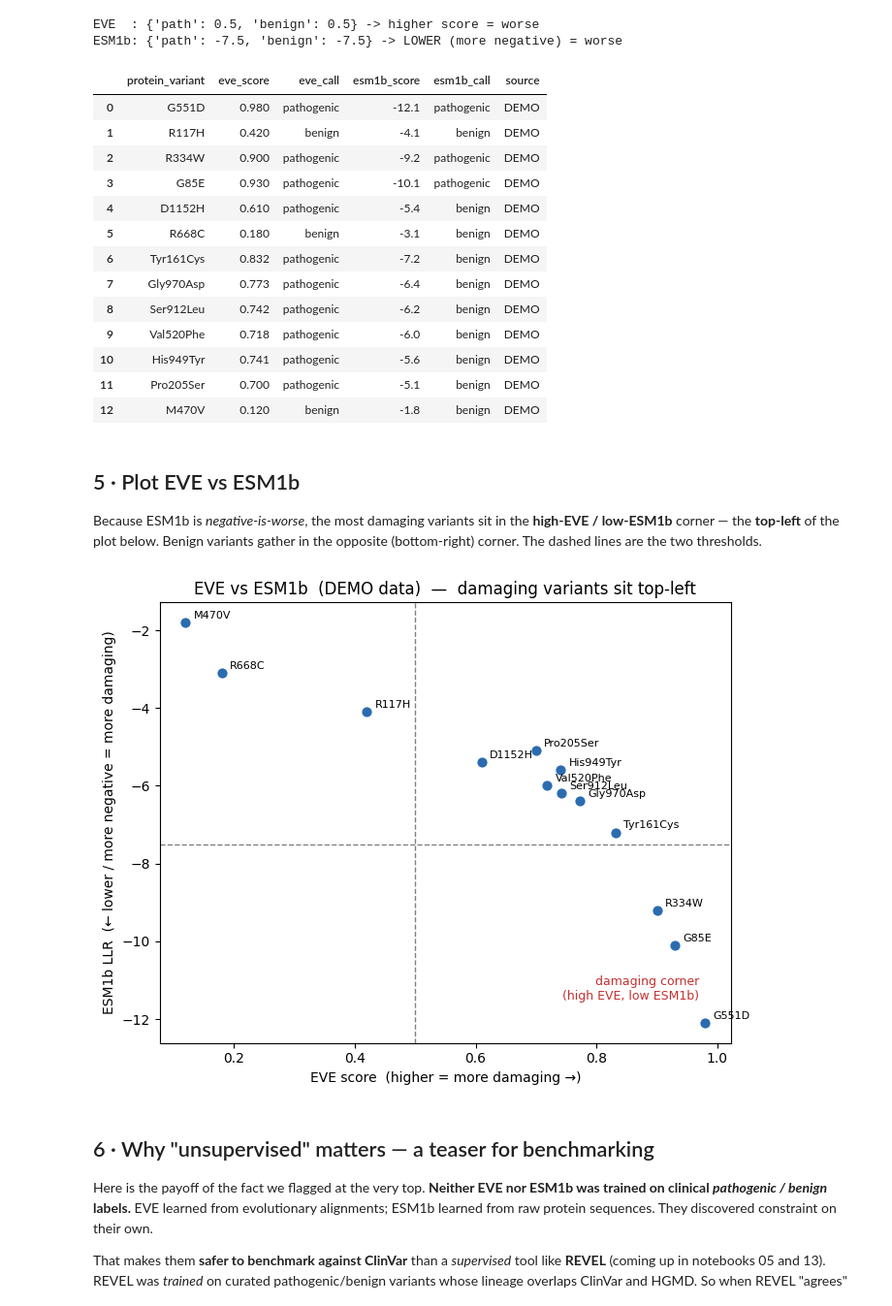
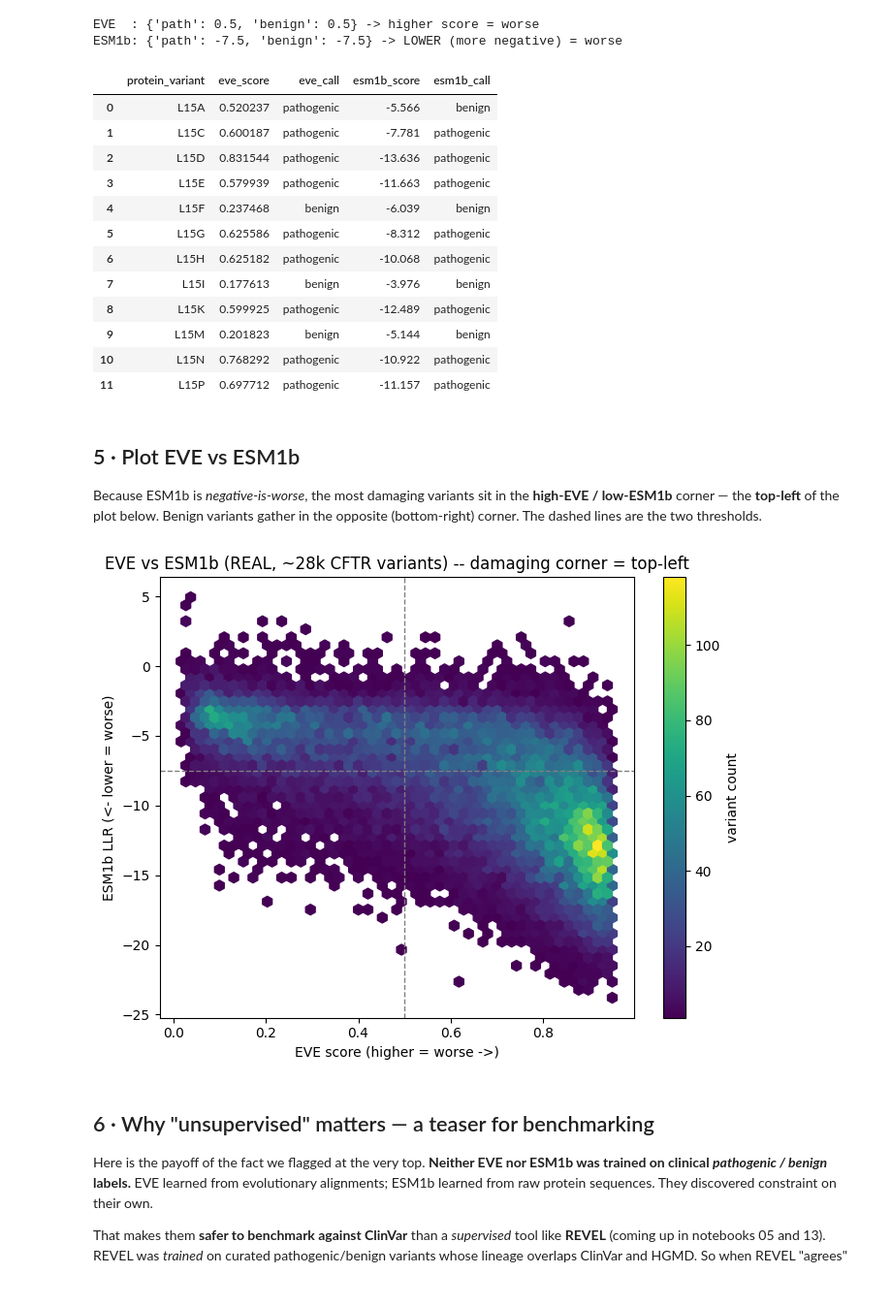
Before and after one commit to EvanWu19/cftr-phewas-toolkit, a Jupyter notebook: notebooks/12_integration_A1_A2.ipynb, the cells around one changed output. Shown at 97% size. Drawn from its saved outputs; the diff is of its cells as text; code cells hidden in the pictures.

```diff
--- a/notebooks/12_integration_A1_A2.ipynb
+++ b/notebooks/12_integration_A1_A2.ipynb
@@ -256,8 +293,9 @@ wrote: A1_upgrade_worklist_REAL.csv and A2_splice_DEMO.csv to <project>\05_analy
 
 The per-tool notebooks (03-11) each introduce **one** tool. This section — moved here from the old combined notebooks — is where tools are **put side by side**, which is exactly the kind of combination the integration step is for. We reload each tool's table so this section is self-contained.
 # %%
-# (re)load each tool's table so the comparisons below stand alone
-eve = tk.load_eve(); esm = tk.load_esm1b()
-revel = tk.load_revel(); primateai = tk.load_primateai()
+# All predictors are REAL now. EVE/ESM1b/PrimateAI are protein_variant-keyed;
+# REVEL is coordinate-keyed (no protein position).
+eve = tk.load_eve(); esm = tk.load_esm1b(); primateai = tk.load_primateai()
+revel = tk.load_revel().copy(); revel["chrom"] = revel["chrom"].astype(str)
 clinvar = tk.load_clinvar(); cftr2 = tk.load_cftr2()
 # %% [markdown]
@@ -301,59 +334,41 @@ print('ESM1b:', tk.THRESHOLDS['esm1b'], '-> LOWER (more negative) = worse')
 EVE  : {'path': 0.5, 'benign': 0.5} -> higher score = worse
 ESM1b: {'path': -7.5, 'benign': -7.5} -> LOWER (more negative) = worse
 # %%
-# Apply each tool's threshold to make a call. call_from_score handles the
-# ESM1b sign flip internally, so we call it the same way for both tools.
 calls = merged.copy()
-calls['eve_call']   = calls['eve_score'].apply(lambda s: tk.call_from_score(s, 'eve'))
-calls['esm1b_call'] = calls['esm1b_score'].apply(lambda s: tk.call_from_score(s, 'esm1b'))
-
-calls = calls[['protein_variant', 'eve_score', 'eve_call',
-               'esm1b_score', 'esm1b_call', 'source']]
-calls
+calls["eve_call"]   = calls["eve_score"].apply(lambda s: tk.call_from_score(s, "eve"))
+calls["esm1b_call"] = calls["esm1b_score"].apply(lambda s: tk.call_from_score(s, "esm1b"))
+calls[["protein_variant", "eve_score", "eve_call", "esm1b_score", "esm1b_call"]].head(12)
 # %% [output]
-|  | protein_variant | eve_score | eve_call | esm1b_score | esm1b_call | source |
-| 0 | G551D | 0.980 | pathogenic | -12.1 | pathogenic | DEMO |
-| 1 | R117H | 0.420 | benign | -4.1 | benign | DEMO |
-| 2 | R334W | 0.900 | pathogenic | -9.2 | pathogenic | DEMO |
-| 3 | G85E | 0.930 | pathogenic | -10.1 | pathogenic | DEMO |
-| 4 | D1152H | 0.610 | pathogenic | -5.4 | benign | DEMO |
-| 5 | R668C | 0.180 | benign | -3.1 | benign | DEMO |
-| 6 | Tyr161Cys | 0.832 | pathogenic | -7.2 | benign | DEMO |
-| 7 | Gly970Asp | 0.773 | pathogenic | -6.4 | benign | DEMO |
-| 8 | Ser912Leu | 0.742 | pathogenic | -6.2 | benign | DEMO |
-| 9 | Val520Phe | 0.718 | pathogenic | -6.0 | benign | DEMO |
-| 10 | His949Tyr | 0.741 | pathogenic | -5.6 | benign | DEMO |
-| 11 | Pro205Ser | 0.700 | pathogenic | -5.1 | benign | DEMO |
-| 12 | M470V | 0.120 | benign | -1.8 | benign | DEMO |
+|  | protein_variant | eve_score | eve_call | esm1b_score | esm1b_call |
+| 0 | L15A | 0.520237 | pathogenic | -5.566 | benign |
+| 1 | L15C | 0.600187 | pathogenic | -7.781 | pathogenic |
+| 2 | L15D | 0.831544 | pathogenic | -13.636 | pathogenic |
+| 3 | L15E | 0.579939 | pathogenic | -11.663 | pathogenic |
+| 4 | L15F | 0.237468 | benign | -6.039 | benign |
+| 5 | L15G | 0.625586 | pathogenic | -8.312 | pathogenic |
+| 6 | L15H | 0.625182 | pathogenic | -10.068 | pathogenic |
+| 7 | L15I | 0.177613 | benign | -3.976 | benign |
+| 8 | L15K | 0.599925 | pathogenic | -12.489 | pathogenic |
+| 9 | L15M | 0.201823 | benign | -5.144 | benign |
+| 10 | L15N | 0.768292 | pathogenic | -10.922 | pathogenic |
+| 11 | L15P | 0.697712 | pathogenic | -11.157 | pathogenic |
 # %% [markdown]
 ## 5 · Plot EVE vs ESM1b
 
 Because ESM1b is *negative-is-worse*, the most damaging variants sit in the **high-EVE / low-ESM1b** corner — the **top-left** of the plot below. Benign variants gather in the opposite (bottom-right) corner. The dashed lines are the two thresholds.
 # %%
 import matplotlib.pyplot as plt
-
 fig, ax = plt.subplots(figsize=(7, 5.5))
-ax.scatter(calls['eve_score'], calls['esm1b_score'],
-           s=70, color='#2b6cb0', edgecolor='white', zorder=3)
-
-# Label each point with its variant name.
-for _, r in calls.iterrows():
-    ax.annotate(r['protein_variant'], (r['eve_score'], r['esm1b_score']),
-                textcoords='offset points', xytext=(6, 3), fontsize=8)
-
-# Threshold guides.
-ax.axvline(tk.THRESHOLDS['eve']['path'],   ls='--', color='grey', lw=1)
-ax.axhline(tk.THRESHOLDS['esm1b']['path'], ls='--', color='grey', lw=1)
-
-ax.set_xlabel('EVE score  (higher = more damaging \u2192)')
-ax.set_ylabel('ESM1b LLR  (\u2190 lower / more negative = more damaging)')
-ax.set_title('EVE vs ESM1b  (DEMO data)  \u2014  damaging variants sit top-left')
-ax.annotate('damaging corner\n(high EVE, low ESM1b)', xy=(0.97, -11.5),
-            ha='right', fontsize=9, color='#c53030')
-fig.tight_layout()
-plt.show()
+hb = ax.hexbin(calls["eve_score"], calls["esm1b_score"], gridsize=45, cmap="viridis", mincnt=1)
+ax.axvline(tk.THRESHOLDS["eve"]["path"], ls="--", color="grey", lw=1)
+ax.axhline(tk.THRESHOLDS["esm1b"]["path"], ls="--", color="grey", lw=1)
+ax.set_xlabel("EVE score (higher = worse ->)")
+ax.set_ylabel("ESM1b LLR (<- lower = worse)")
+ax.set_title("EVE vs ESM1b (REAL, ~28k CFTR variants) -- damaging corner = top-left")
+fig.colorbar(hb, ax=ax, label="variant count")
+fig.tight_layout(); plt.show()
 # %% [output]
-[figure, old version]
+[figure, new version]
 # %% [markdown]
 ## 6 · Why "unsupervised" matters — a teaser for benchmarking
 
```
Also changed, not shown: parts of 10 cells of this notebook, 25 other files.
